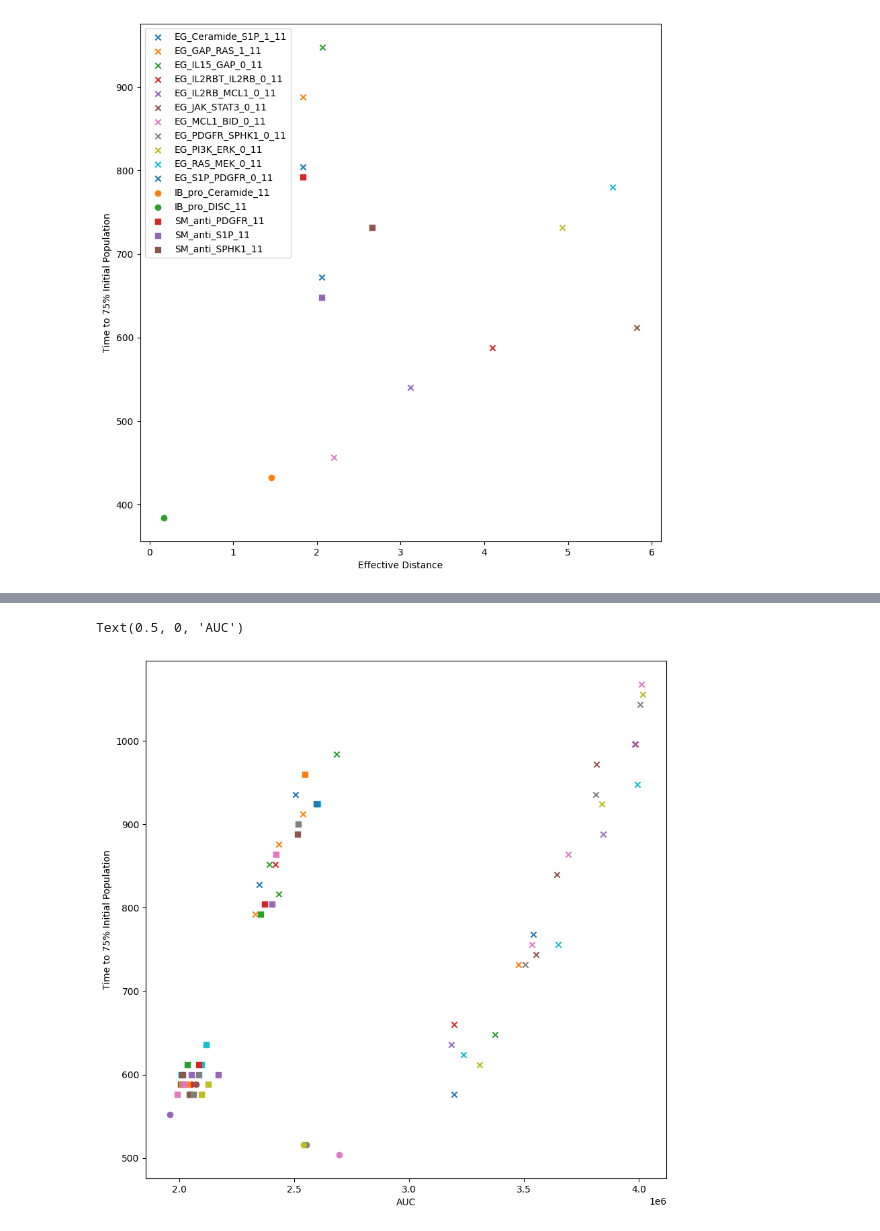
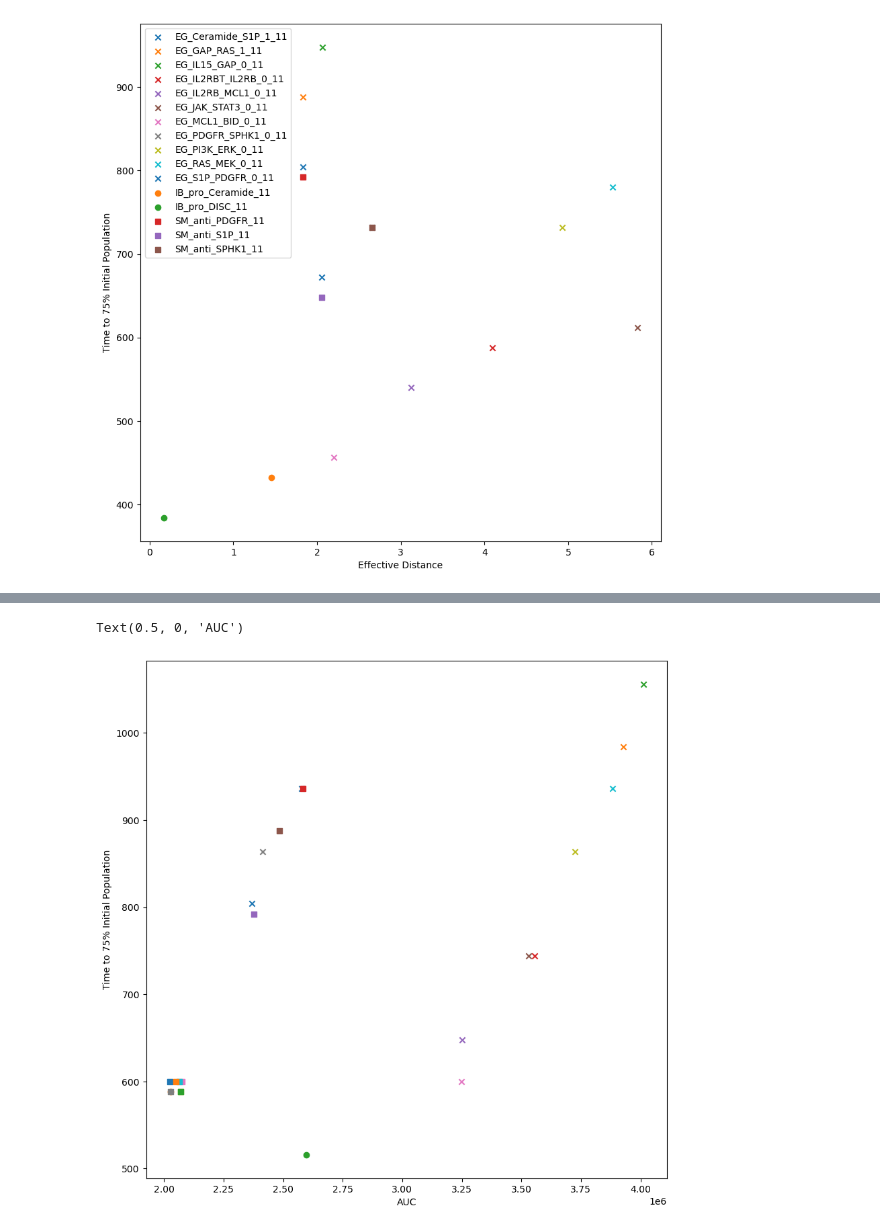
Before and after one commit to johnmetzcar/PhysiLab, a Jupyter notebook: scripts/network_distances.ipynb, the cells around one changed output, grey strips where cells are left out. Saved outputs shown, nothing was run; the diff lists cells and outputs as text; code cells hidden in the pictures.

Commit message:
Started to handle the averaging of runs. Generates average AUC.

```diff
--- a/scripts/network_distances.ipynb
+++ b/scripts/network_distances.ipynb
@@ -192,0 +198,32 @@ ax.legend()
+# %%
+df_raw = pd.read_csv(
+    "../dataframes/aggregated_live_cells_time.csv", index_col=0,
+)
+
+df_raw = df_raw.T
+# df_raw
+df_avg = pd.DataFrame()
+
+# Process columns in steps of three
+for i in range(0, len(df_raw.columns), 3):
+    # The base name for the averaged column can be derived from the first of each three columns,
+    # removing the last digit and the underscore immediately preceding it.
+    # This needs fixed - jsut need to remove the last digit
+    base_name = df_raw.columns[i][:-1]  # Remove only the last character (replicate number)
+    # print(base_name)
+
+    # Select the three replicate columns
+    replicate_cols = df_raw.iloc[:, i:i+3]
+    # print(replicate_cols)
+
+    # Calculate the average of these columns
+    df_avg[base_name] = replicate_cols.mean(axis=1)
+
+# add back in the integer index
+
+df_avg.reset_index(drop=False, inplace=True)
+
+df_avg.rename(columns={'index': 'time (minutes)'}, inplace=True)
+df_avg.astype(np.float64)
+df_avg['time (minutes)'] = pd.to_numeric(df_avg['time (minutes)'])
+df_avg.tail()
@@ -193,9 +238,9 @@ ax.legend()
 # %%
-df_raw = pd.read_csv(
-    "../dataframes/aggregated_live_cells_time.csv", index_col=0, header=None
-)
+
+df_avg = df_avg.T
+
 df_dict = {}
-for row in df_raw.iterrows():
+for row in df_avg.iterrows():
     if row[0] == "intervention":
         name = "time (minutes)"
     else:
@@ -210,28 +255,28 @@ df
 # %%
 fig, ax = plt.subplots(1, 1, figsize=(10, 10))
 time_col = df.columns[0]
 for col in df.columns[1:]:
     vals = df[col].to_numpy()[0]
     t = df[time_col].to_numpy()[0]
     auc = trapezoid(vals, x=t)
     pop_ref = 1500 * 0.75
 
-    if col[-2] == "3":
+    if col[-1] == "3":
         try:
             t_ref = t[min([i for i, x in enumerate(vals) if x < pop_ref])]
         except:
             continue
         if col[0:2] == "EG":
             marker = "x"
         elif col[0:2] == "SM":
             marker = "s"
         else:
             marker = "o"
         ax.scatter(auc, t_ref, label=col, marker=marker)
 
 
 ax.set_ylabel("Time to 75% Initial Population")
 ax.set_xlabel("AUC")
 # %% [output]
 Text(0.5, 0, 'AUC')
-[figure, old version]
+[figure, new version]
```
Also changed, not shown: parts of 5 cells of this notebook.
